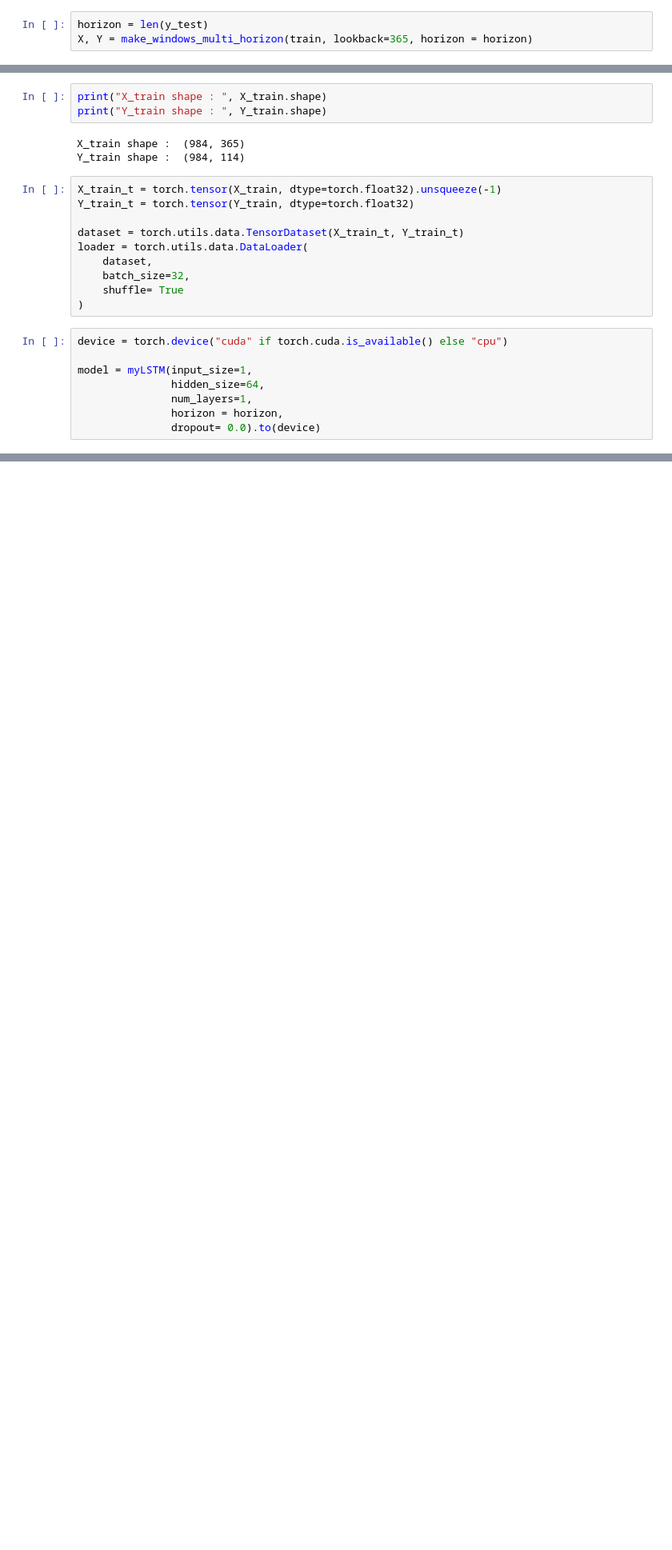
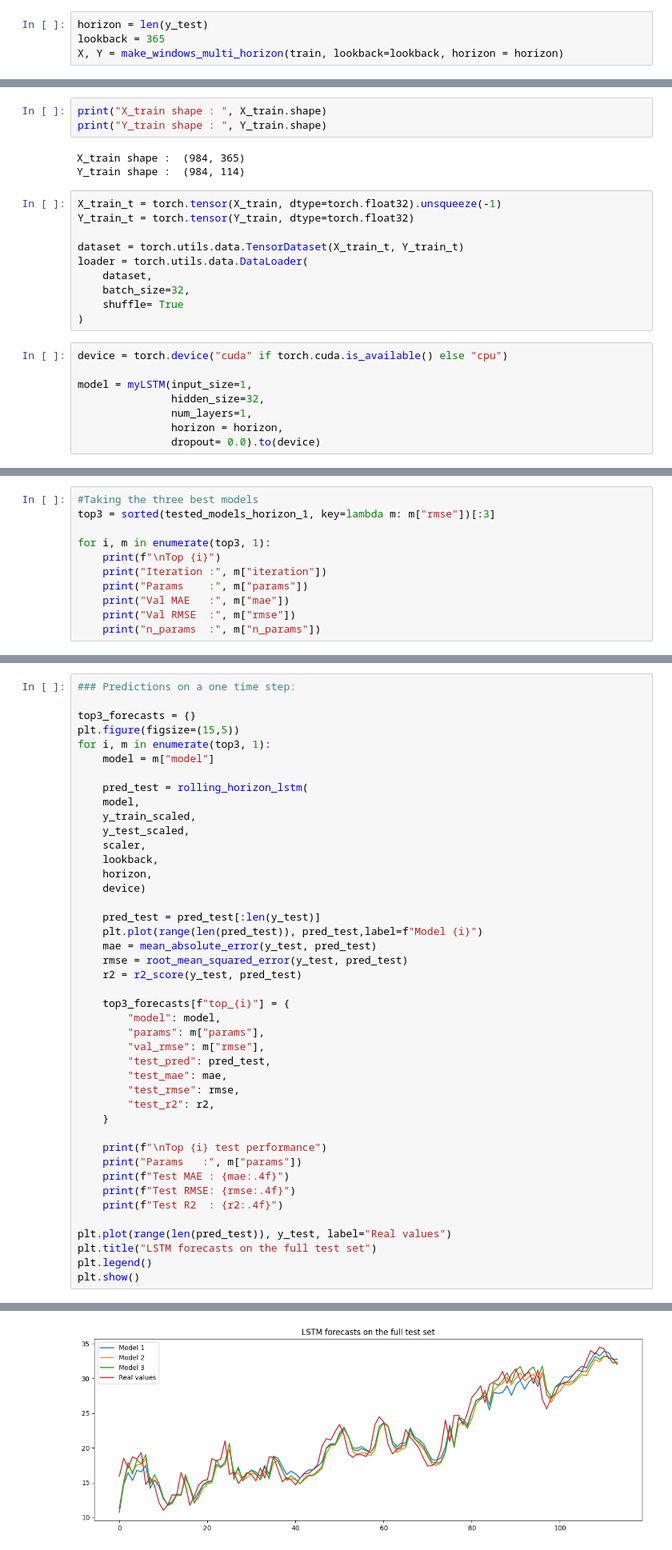
Before and after one commit to Cabr3l/Daily-Climate-Time-Series, a Jupyter notebook: ces.ipynb, the cells around one changed output, grey strips where cells are left out. Shown at 80% size. Cells and saved outputs as stored; diff of their text form; blank space fills up the shorter version.

```diff
--- a/ces.ipynb
+++ b/ces.ipynb
@@ -297,7 +282,8 @@ train = y_train[:train_size]
 val = y_train[train_size:]
 # %%
 horizon = len(y_test)
-X, Y = make_windows_multi_horizon(train, lookback=365, horizon = horizon)
+lookback = 365
+X, Y = make_windows_multi_horizon(train, lookback=lookback, horizon = horizon)
 # %%
 class myLSTM (nn.Module):
     def __init__(self,
@@ -354,7 +340,7 @@ loader = torch.utils.data.DataLoader(
 device = torch.device("cuda" if torch.cuda.is_available() else "cpu")
 
 model = myLSTM(input_size=1,
-               hidden_size=64,
+               hidden_size=32,
                num_layers=1,
                horizon = horizon,
                dropout= 0.0).to(device)
@@ -387,0 +860,11 @@ for epoch in range(epochs):
+# %%
+#Taking the three best models
+top3 = sorted(tested_models_horizon_1, key=lambda m: m["rmse"])[:3]
+
+for i, m in enumerate(top3, 1):
+    print(f"\nTop {i}")
+    print("Iteration :", m["iteration"])
+    print("Params    :", m["params"])
+    print("Val MAE   :", m["mae"])
+    print("Val RMSE  :", m["rmse"])
+    print("n_params  :", m["n_params"])
@@ -387,0 +892,44 @@ for epoch in range(epochs):
+# %%
+### Predictions on a one time step:
+
+top3_forecasts = {}
+plt.figure(figsize=(15,5))
+for i, m in enumerate(top3, 1):
+    model = m["model"]
+
+    pred_test = rolling_horizon_lstm(
+    model,
+    y_train_scaled,
+    y_test_scaled,
+    scaler,
+    lookback,
+    horizon,
+    device)
+
+    pred_test = pred_test[:len(y_test)]
+    plt.plot(range(len(pred_test)), pred_test,label=f"Model {i}")
+    mae = mean_absolute_error(y_test, pred_test)
+    rmse = root_mean_squared_error(y_test, pred_test)
+    r2 = r2_score(y_test, pred_test)
+
+    top3_forecasts[f"top_{i}"] = {
+        "model": model,
+        "params": m["params"],
+        "val_rmse": m["rmse"],
+        "test_pred": pred_test,
+        "test_mae": mae,
+        "test_rmse": rmse,
+        "test_r2": r2,
+    }
+
+    print(f"\nTop {i} test performance")
+    print("Params   :", m["params"])
+    print(f"Test MAE : {mae:.4f}")
+    print(f"Test RMSE: {rmse:.4f}")
+    print(f"Test R2  : {r2:.4f}")
+
+plt.plot(range(len(pred_test)), y_test, label="Real values")
+plt.title("LSTM forecasts on the full test set")
+plt.legend()
+plt.show()
+# %% [output]
@@ -387,0 +953 @@ for epoch in range(epochs):
+[figure, added]
```
Also changed, not shown: parts of 20 cells of this notebook.
